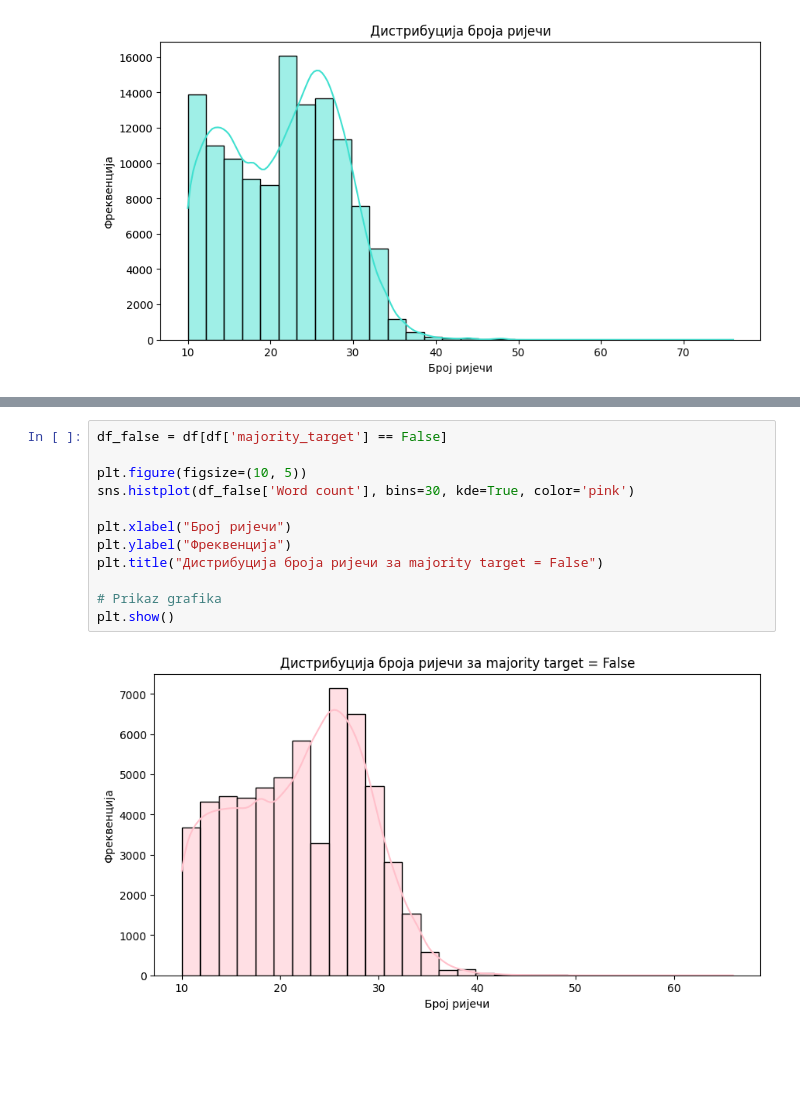
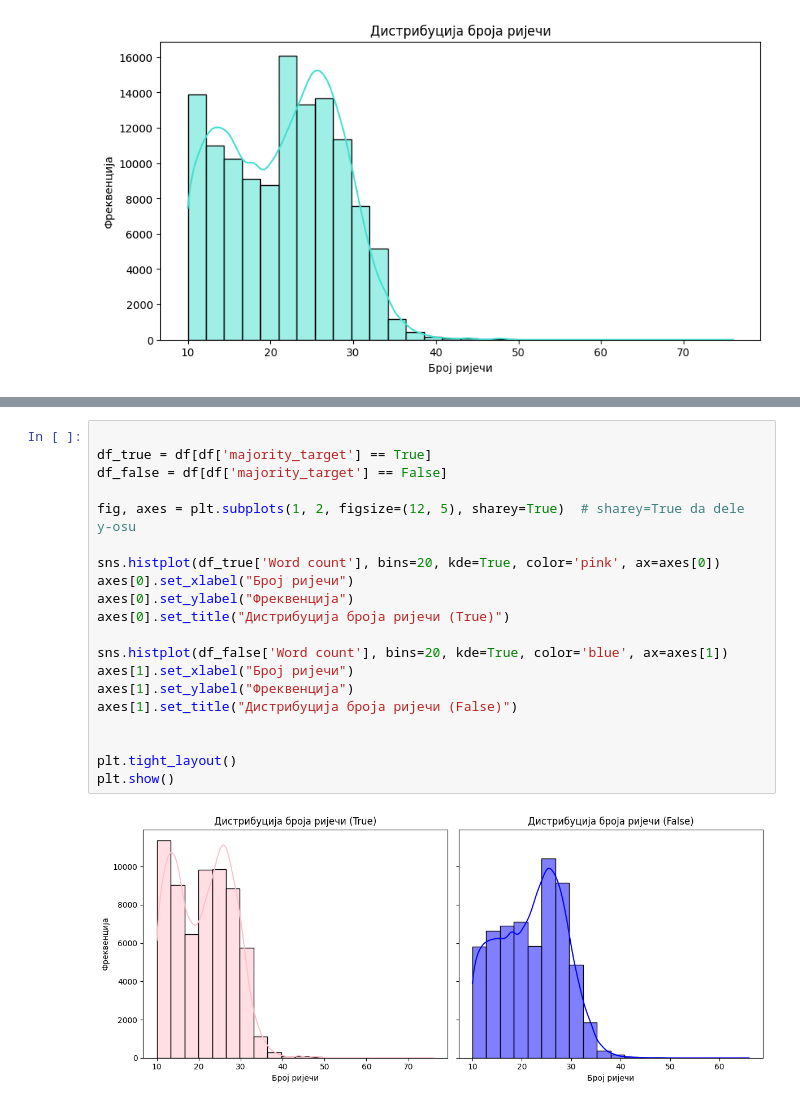
Before and after one commit to SaraTalic/fake-news-twitter-detection, a Jupyter notebook: preprocessing.ipynb, the cells around one changed output, grey strips where cells are left out. Drawn from its saved outputs; the diff is of its cells as text; blank space fills up the shorter version.

```diff
--- a/preprocessing.ipynb
+++ b/preprocessing.ipynb
@@ -378,14 +336,22 @@ plt.show()
-# %%
-df_false = df[df['majority_target'] == False]
-
-plt.figure(figsize=(10, 5))
-sns.histplot(df_false['Word count'], bins=30, kde=True, color='pink')
-
-plt.xlabel("Број ријечи")
-plt.ylabel("Фреквенција")
-plt.title("Дистрибуција броја ријечи за majority target = False")
-
-# Prikaz grafika
-plt.show()
-# %% [output]
-[figure, removed]
+# %%
+
+df_true = df[df['majority_target'] == True]
+df_false = df[df['majority_target'] == False]
+
+fig, axes = plt.subplots(1, 2, figsize=(12, 5), sharey=True)  # sharey=True da dele y-osu
+
+sns.histplot(df_true['Word count'], bins=20, kde=True, color='pink', ax=axes[0])
+axes[0].set_xlabel("Број ријечи")
+axes[0].set_ylabel("Фреквенција")
+axes[0].set_title("Дистрибуција броја ријечи (True)")
+
+sns.histplot(df_false['Word count'], bins=20, kde=True, color='blue', ax=axes[1])
+axes[1].set_xlabel("Број ријечи")
+axes[1].set_ylabel("Фреквенција")
+axes[1].set_title("Дистрибуција броја ријечи (False)")
+
+
+plt.tight_layout()
+plt.show()
+# %% [output]
+[figure, added]
```
Also changed, not shown: parts of 26 cells of this notebook, 1 other file.
